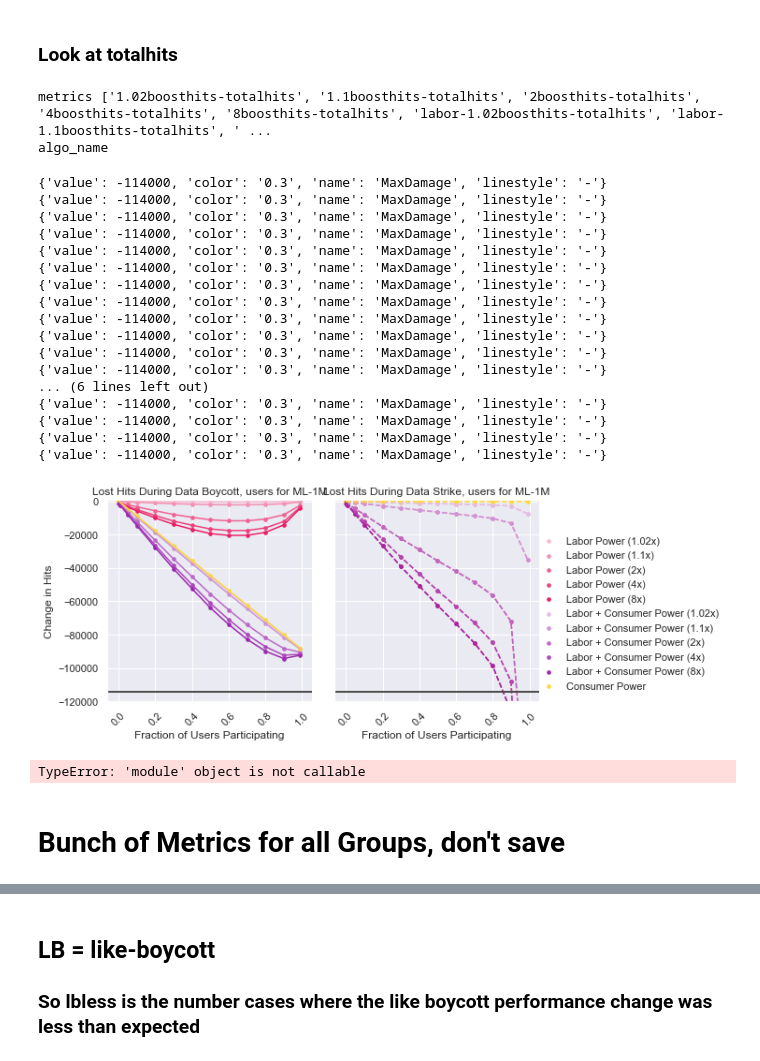
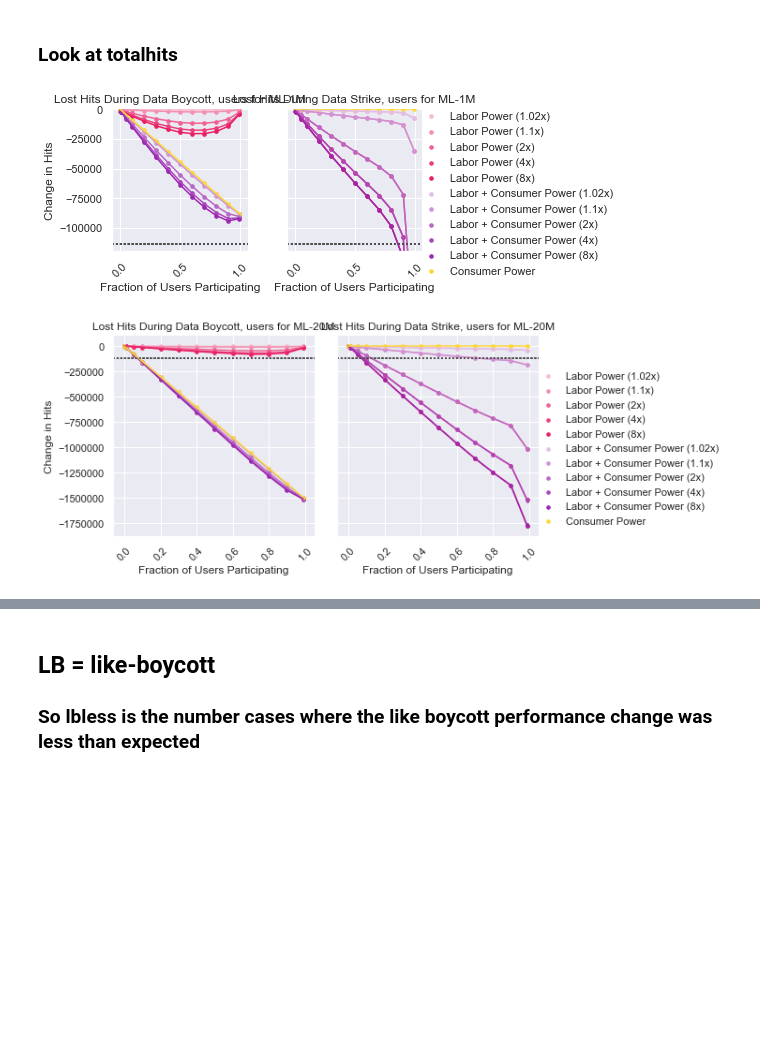
Before and after one commit to nickmvincent/surprise_sandbox, a Jupyter notebook: data_boycotts_and_strikes.ipynb, the cells around one changed output, grey strips where cells are left out. Cells and saved outputs as stored; diff of their text form; code cells hidden in the pictures; blank space fills up the shorter version.

```diff
--- a/data_boycotts_and_strikes.ipynb
+++ b/data_boycotts_and_strikes.ipynb
@@ -816,7 +860,7 @@ _ = plot(
     legend=True,
     ylabel='Change in Hits',
     title_template='Lost Hits During {} for {}',
-    height=4, aspect=1,
+    height=3, aspect=1,
     label_map={
         'labor-1.02boosthits-{}'.format(metric): 'Labor Power (1.02x)',
         'labor-1.1boosthits-{}'.format(metric): 'Labor Power (1.1x)',
@@ -845,53 +889,34 @@ _ = plot(
         '4boosthits-{}'.format(metric),
         '8boosthits-{}'.format(metric),
         'consumer-1.1boosthits-{}'.format(metric),
     ],
     palette={
         'labor-1.02boosthits-{}'.format(metric): pinks[2],
         'labor-1.1boosthits-{}'.format(metric): pinks[3],
         'labor-2boosthits-{}'.format(metric):  pinks[4],
         'labor-4boosthits-{}'.format(metric): pinks[5],
         'labor-8boosthits-{}'.format(metric): pinks[6],
 
         '1.02boosthits-{}'.format(metric): purples[2],
         '1.1boosthits-{}'.format(metric): purples[3],
         '2boosthits-{}'.format(metric):  purples[4],
         '4boosthits-{}'.format(metric): purples[5],
         '8boosthits-{}'.format(metric): purples[6],
 
         'consumer-1.1boosthits-{}'.format(metric): '#fdd835',
     },
     plot_horiz_lines=True,
     line_names=['MaxDamage',], ylim=(-120000, 500),
     print_vals=None,
     algo2metric2altalgo=dataset_to_algo_to_metric_to_altalgo['ml-1m'],
     id_vars=id_vars,
     ds2standards=ds2standards
 )
 #plt.ylim(-114000, 200)
 plt.savefig('ml-1m_totalhits.png', bbox_inches='tight', dpi=300)
 plt.show()
 # %% [output]
-metrics ['1.02boosthits-totalhits', '1.1boosthits-totalhits', '2boosthits-totalhits', '4boosthits-totalhits', '8boosthits-totalhits', 'labor-1.02boosthits-totalhits', 'labor-1.1boosthits-totalhits', ' ...
-algo_name
-{'value': -114000, 'color': '0.3', 'name': 'MaxDamage', 'linestyle': '-'}
-{'value': -114000, 'color': '0.3', 'name': 'MaxDamage', 'linestyle': '-'}
-{'value': -114000, 'color': '0.3', 'name': 'MaxDamage', 'linestyle': '-'}
-{'value': -114000, 'color': '0.3', 'name': 'MaxDamage', 'linestyle': '-'}
-{'value': -114000, 'color': '0.3', 'name': 'MaxDamage', 'linestyle': '-'}
-{'value': -114000, 'color': '0.3', 'name': 'MaxDamage', 'linestyle': '-'}
-{'value': -114000, 'color': '0.3', 'name': 'MaxDamage', 'linestyle': '-'}
-{'value': -114000, 'color': '0.3', 'name': 'MaxDamage', 'linestyle': '-'}
-{'value': -114000, 'color': '0.3', 'name': 'MaxDamage', 'linestyle': '-'}
-{'value': -114000, 'color': '0.3', 'name': 'MaxDamage', 'linestyle': '-'}
-{'value': -114000, 'color': '0.3', 'name': 'MaxDamage', 'linestyle': '-'}
-{'value': -114000, 'color': '0.3', 'name': 'MaxDamage', 'linestyle': '-'}
-... (6 lines left out)
-{'value': -114000, 'color': '0.3', 'name': 'MaxDamage', 'linestyle': '-'}
-{'value': -114000, 'color': '0.3', 'name': 'MaxDamage', 'linestyle': '-'}
-{'value': -114000, 'color': '0.3', 'name': 'MaxDamage', 'linestyle': '-'}
-{'value': -114000, 'color': '0.3', 'name': 'MaxDamage', 'linestyle': '-'}
-[figure, old version]
+[figure, new version]
 # %%
 metric = 'totalhits'
 df = samples_df_20m
@@ -969,13 +994,16 @@ _ = plot(
     plot_horiz_lines=True,
     line_names=['MaxDamage',],
     #ylim=(-120000, 500),
-    print_vals=None
+    print_vals=None,
+    algo2metric2altalgo=dataset_to_algo_to_metric_to_altalgo[ds],
+    id_vars=id_vars,
+    ds2standards=ds2standards
 )
 #plt.ylim(-114000, 200)
 plt.savefig('ml-1m_complicatedhits.svg', bbox_inches='tight', dpi=300)
 plt.show()
 # %% [output]
-TypeError: 'module' object is not callable
+[figure, added]
 # %%
 
 # _ = p_b_curve(
@@ -1014,2 +1025,0 @@ TypeError: 'module' object is not callable
-# %% [markdown]
-# Bunch of Metrics for all Groups, don't save
```
Also changed, not shown: parts of 40 cells of this notebook, 20 other files.
